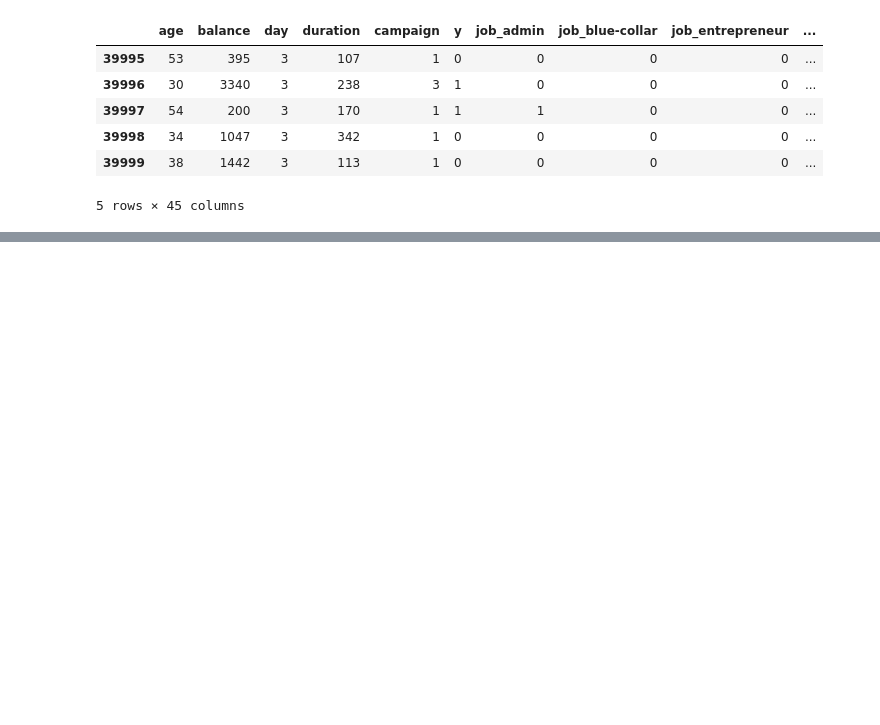
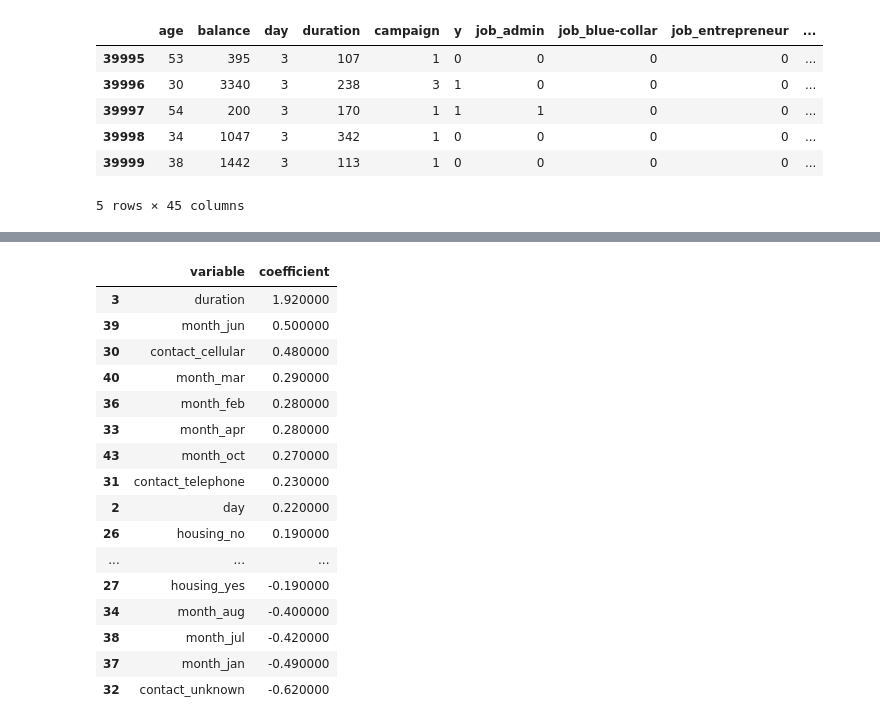
Before and after one commit to kuzhuppillil/4jwFB7LZrh7Mn9TT, a Jupyter notebook: Term_Deposit_Marketing.ipynb, the cells around one changed output, grey strips where cells are left out. Saved outputs shown, nothing was run; the diff lists cells and outputs as text; code cells hidden in the pictures; blank space fills up the shorter version.

```diff
--- a/Term_Deposit_Marketing.ipynb
+++ b/Term_Deposit_Marketing.ipynb
@@ -283,0 +410,8 @@ Contact Cellular and Unknown -
+# %%
+lr.fit(X_train, y_train)
+y_pred = lr.predict(X_valid)
+accuracy = accuracy_score(y_valid, y_pred)
+
+
+print("Accuracy of LogisticRegression Model:", accuracy*100,"%")
+print("\nClassification Report: \n", classification_report(y_valid,y_pred))
@@ -283,0 +430,8 @@ Contact Cellular and Unknown -
+# %%
+lr.fit(X_train, y_train)
+y_pred = lr.predict(X_test)
+accuracy = accuracy_score(y_test, y_pred)
+
+
+print("Accuracy of LogisticRegression Model:", accuracy*100,"%")
+print("\nClassification Report: \n", classification_report(y_test,y_pred))
@@ -283,0 +450,32 @@ Contact Cellular and Unknown -
+# %%
+df_temp = df.drop('y',axis =1)
+# %%
+
+def get_feature_importance(mod, col_names):
+    feature_importance = pd.DataFrame({
+        'variable': col_names,
+        'coefficient': mod.coef_[0]
+    }).round(decimals=2).sort_values('coefficient',ascending = False).style.bar(color = ['red','blue'],align = 'zero')
+
+
+    return feature_importance
+# %%
+get_feature_importance(lr, df_temp.columns)
+# %% [output]
+|  | variable | coefficient |
+| 3 | duration | 1.920000 |
+| 39 | month_jun | 0.500000 |
+| 30 | contact_cellular | 0.480000 |
+| 40 | month_mar | 0.290000 |
+| 36 | month_feb | 0.280000 |
+| 33 | month_apr | 0.280000 |
+| 43 | month_oct | 0.270000 |
+| 31 | contact_telephone | 0.230000 |
+| 2 | day | 0.220000 |
+| 26 | housing_no | 0.190000 |
+| ... | ... | ... |
+| 27 | housing_yes | -0.190000 |
+| 34 | month_aug | -0.400000 |
+| 38 | month_jul | -0.420000 |
+| 37 | month_jan | -0.490000 |
+| 32 | contact_unknown | -0.620000 |
```
Also changed, not shown: parts of 28 cells of this notebook.
